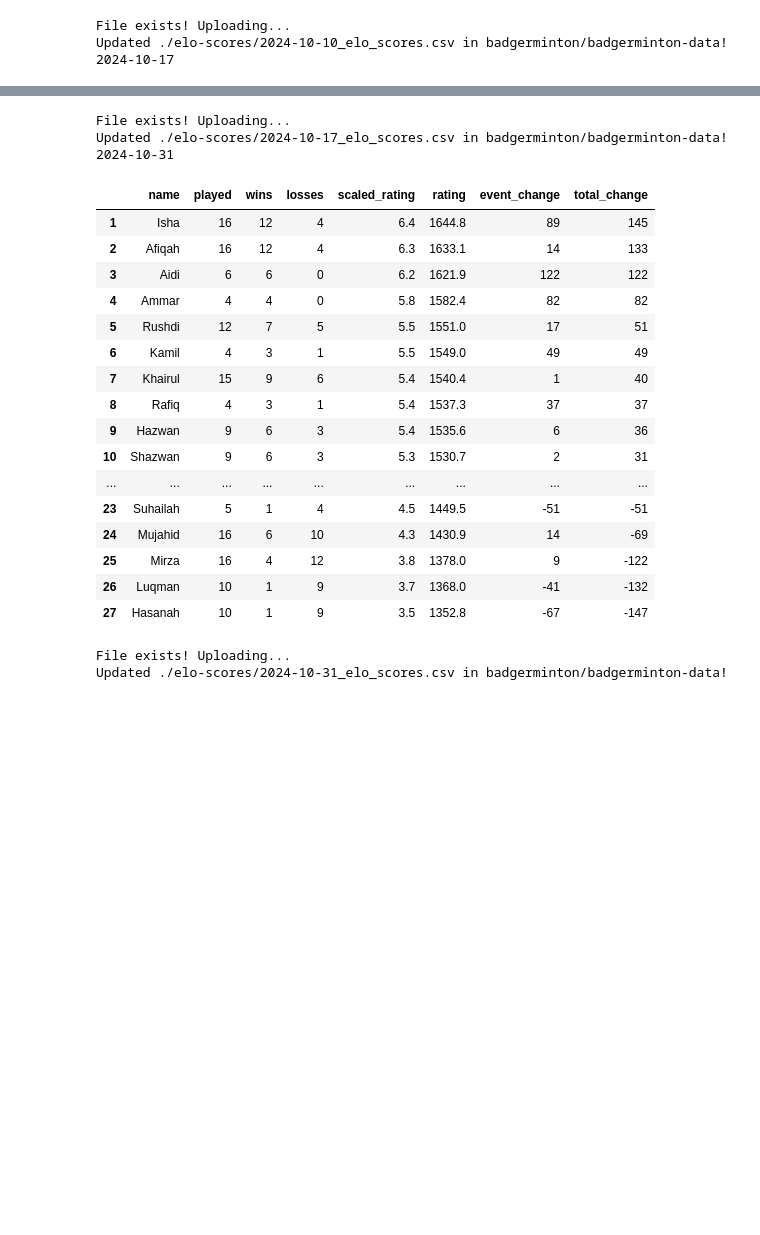
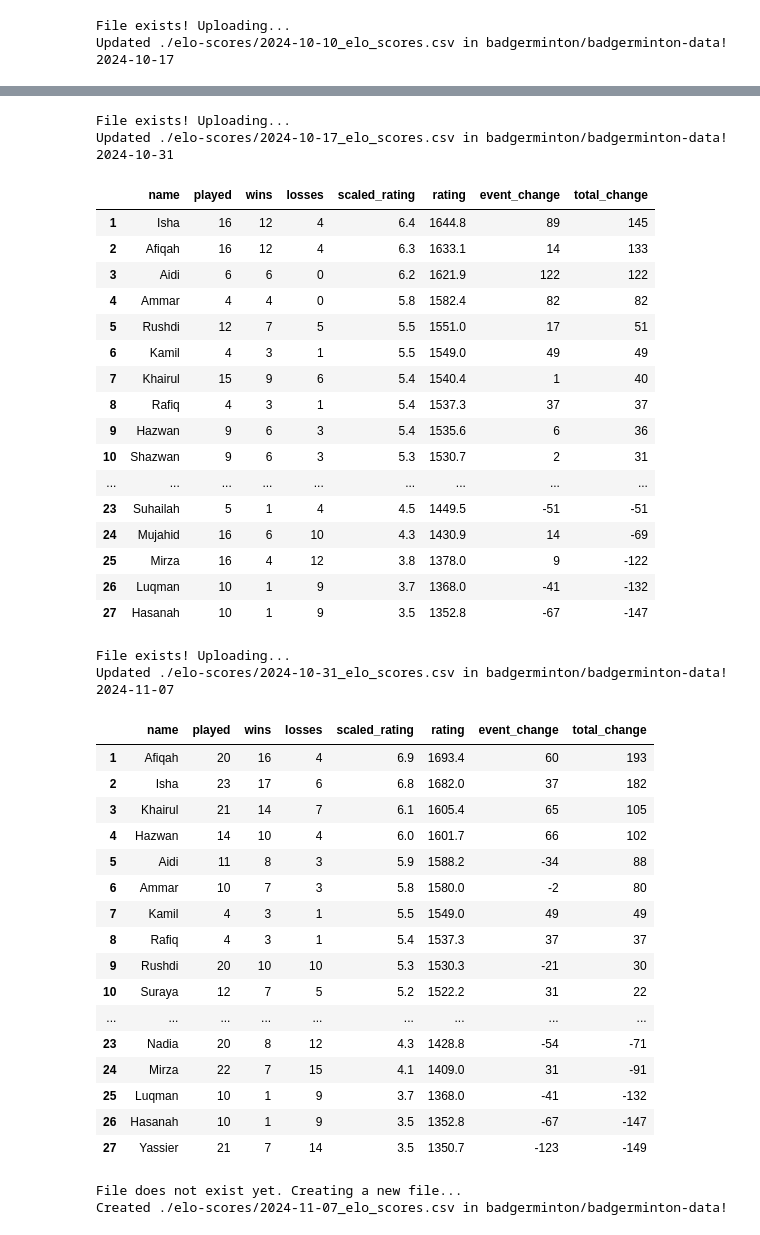
Before and after one commit to BadgerMinton/badgerminton-pipeline, a Jupyter notebook: calculate.ipynb, the cells around one changed output, grey strips where cells are left out. Drawn from its saved outputs; the diff is of its cells as text; code cells hidden in the pictures; blank space fills up the shorter version.

Commit message:
Add 2024-11-07 data

```diff
--- a/calculate.ipynb
+++ b/calculate.ipynb
@@ -284,7 +284,7 @@ def get_last_event_rating_change(rating_history: list[Rating]) -> float:
 
 player_dict: dict[str, Player] = {}
 
-for badminton_date in ["2024-10-10", "2024-10-17", "2024-10-31"]:
+for badminton_date in ["2024-10-10", "2024-10-17", "2024-10-31", "2024-11-07"]:
     df = pd.read_csv(
         f"https://raw.githubusercontent.com/BadgerMinton/badgerminton-data/refs/heads/main/matches/{badminton_date}_match_results.csv"
     )
@@ -435,30 +435,50 @@ Updated ./elo-scores/2024-10-10_elo_scores.csv in badgerminton/badgerminton-data
 | 9 | Rushdi | 5 | 3 | 2 | 5.3 | 1533.8 | 34 | 34 |
 | 10 | Shazwan | 9 | 6 | 3 | 5.3 | 1530.7 | 2 | 31 |
 | ... | ... | ... | ... | ... | ... | ... | ... | ... |
 | 18 | Suhailah | 5 | 1 | 4 | 4.5 | 1449.5 | -51 | -51 |
 | 19 | Hasanah | 4 | 0 | 4 | 4.2 | 1419.4 | -81 | -81 |
 | 20 | Mujahid | 10 | 3 | 7 | 4.2 | 1417.2 | -26 | -83 |
 | 21 | Mirza | 9 | 1 | 8 | 3.7 | 1368.8 | -51 | -131 |
 | 22 | Luqman | 10 | 1 | 9 | 3.7 | 1368.0 | -41 | -132 |
 File exists! Uploading...
 Updated ./elo-scores/2024-10-17_elo_scores.csv in badgerminton/badgerminton-data!
 2024-10-31
 |  | name | played | wins | losses | scaled_rating | rating | event_change | total_change |
 | 1 | Isha | 16 | 12 | 4 | 6.4 | 1644.8 | 89 | 145 |
 | 2 | Afiqah | 16 | 12 | 4 | 6.3 | 1633.1 | 14 | 133 |
 | 3 | Aidi | 6 | 6 | 0 | 6.2 | 1621.9 | 122 | 122 |
 | 4 | Ammar | 4 | 4 | 0 | 5.8 | 1582.4 | 82 | 82 |
 | 5 | Rushdi | 12 | 7 | 5 | 5.5 | 1551.0 | 17 | 51 |
 | 6 | Kamil | 4 | 3 | 1 | 5.5 | 1549.0 | 49 | 49 |
 | 7 | Khairul | 15 | 9 | 6 | 5.4 | 1540.4 | 1 | 40 |
 | 8 | Rafiq | 4 | 3 | 1 | 5.4 | 1537.3 | 37 | 37 |
 | 9 | Hazwan | 9 | 6 | 3 | 5.4 | 1535.6 | 6 | 36 |
 | 10 | Shazwan | 9 | 6 | 3 | 5.3 | 1530.7 | 2 | 31 |
 | ... | ... | ... | ... | ... | ... | ... | ... | ... |
 | 23 | Suhailah | 5 | 1 | 4 | 4.5 | 1449.5 | -51 | -51 |
 | 24 | Mujahid | 16 | 6 | 10 | 4.3 | 1430.9 | 14 | -69 |
 | 25 | Mirza | 16 | 4 | 12 | 3.8 | 1378.0 | 9 | -122 |
 | 26 | Luqman | 10 | 1 | 9 | 3.7 | 1368.0 | -41 | -132 |
 | 27 | Hasanah | 10 | 1 | 9 | 3.5 | 1352.8 | -67 | -147 |
 File exists! Uploading...
 Updated ./elo-scores/2024-10-31_elo_scores.csv in badgerminton/badgerminton-data!
+2024-11-07
+|  | name | played | wins | losses | scaled_rating | rating | event_change | total_change |
+| 1 | Afiqah | 20 | 16 | 4 | 6.9 | 1693.4 | 60 | 193 |
+| 2 | Isha | 23 | 17 | 6 | 6.8 | 1682.0 | 37 | 182 |
+| 3 | Khairul | 21 | 14 | 7 | 6.1 | 1605.4 | 65 | 105 |
+| 4 | Hazwan | 14 | 10 | 4 | 6.0 | 1601.7 | 66 | 102 |
+| 5 | Aidi | 11 | 8 | 3 | 5.9 | 1588.2 | -34 | 88 |
+| 6 | Ammar | 10 | 7 | 3 | 5.8 | 1580.0 | -2 | 80 |
+| 7 | Kamil | 4 | 3 | 1 | 5.5 | 1549.0 | 49 | 49 |
+| 8 | Rafiq | 4 | 3 | 1 | 5.4 | 1537.3 | 37 | 37 |
+| 9 | Rushdi | 20 | 10 | 10 | 5.3 | 1530.3 | -21 | 30 |
+| 10 | Suraya | 12 | 7 | 5 | 5.2 | 1522.2 | 31 | 22 |
+| ... | ... | ... | ... | ... | ... | ... | ... | ... |
+| 23 | Nadia | 20 | 8 | 12 | 4.3 | 1428.8 | -54 | -71 |
+| 24 | Mirza | 22 | 7 | 15 | 4.1 | 1409.0 | 31 | -91 |
+| 25 | Luqman | 10 | 1 | 9 | 3.7 | 1368.0 | -41 | -132 |
+| 26 | Hasanah | 10 | 1 | 9 | 3.5 | 1352.8 | -67 | -147 |
+| 27 | Yassier | 21 | 7 | 14 | 3.5 | 1350.7 | -123 | -149 |
+File does not exist yet. Creating a new file...
+Created ./elo-scores/2024-11-07_elo_scores.csv in badgerminton/badgerminton-data!
```
Also changed, not shown: 1 other file.
